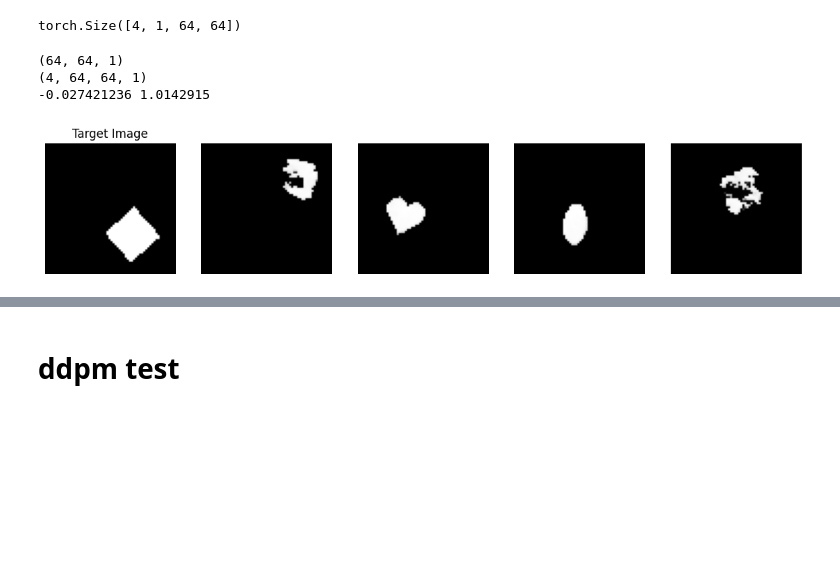
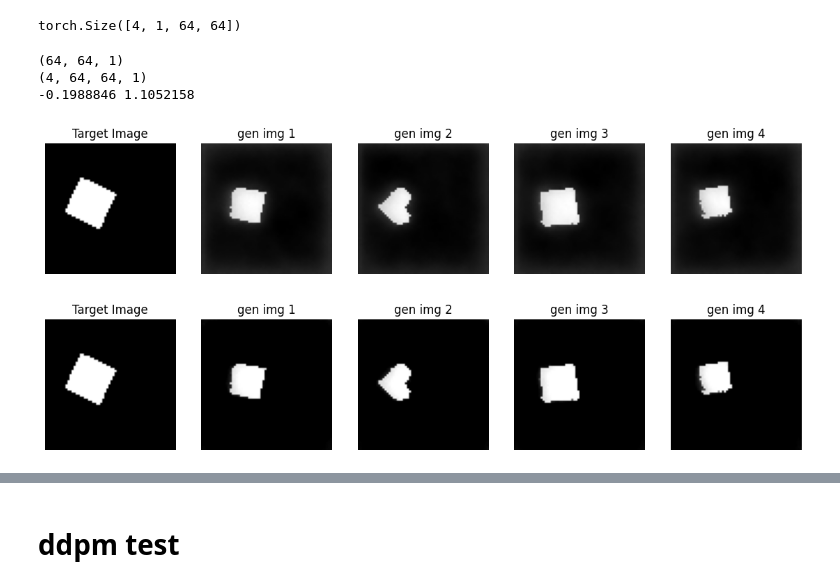
Before and after one commit to lyob/hdiva, a Jupyter notebook: d_analysis/dsprites.ipynb, the cells around one changed output, grey strips where cells are left out. Saved outputs shown, nothing was run; the diff lists cells and outputs as text; code cells hidden in the pictures; blank space fills up the shorter version.

```diff
--- a/d_analysis/dsprites.ipynb
+++ b/d_analysis/dsprites.ipynb
@@ -85,3 +86,17 @@ print(images.device)
 torch.Size([32, 1, 64, 64])
 tensor(-1.) tensor(1.)
 cpu
+# %%
+from utils.base_utils import t2n, to_01
+
+"""select an image from dsprites dataset"""
+img_idx = 31
+target_img = t2n(images[img_idx])
+target_img = np.transpose(target_img, (1,2,0))
+target_img = to_01(target_img)
+print(target_img.shape)
+fig, ax = plt.subplots(1, 1, figsize=(3, 3))
+ax.imshow(target_img, cmap='gray')
+ax.axis('off')
+ax.set_title(f"Image {img_idx}")
+plt.show()
@@ -88,5 +106,5 @@ cpu
 # %%
-img_idx = 30
+"""generate images from diva_inference"""
 diva_inference.conditional_sample(N=4, target_image_input=images[img_idx].unsqueeze(0).to(device))
 gen_img = diva_inference.x_t
 print(gen_img.shape)
@@ -94,33 +112,46 @@ print(gen_img.shape)
 torch.Size([4, 1, 64, 64])
 # %%
 # figure
-from utils.base_utils import *
-
-target_img = t2n(images[0])
+target_img = t2n(images[img_idx])
 target_img = np.transpose(target_img, (1,2,0))
 target_img = to_01(target_img)
 print(target_img.shape)
 
 gen_img_np = t2n(gen_img)
 gen_img_np = np.transpose(gen_img_np, (0,2,3,1))
 gen_img_np = to_01(gen_img_np)
 print(gen_img_np.shape)
 print(gen_img_np.min(), gen_img_np.max())
 
 
 fig, ax = plt.subplots(1,5, figsize=(14,5))
 ax[0].imshow(target_img, vmin=0, vmax=1, cmap='gray')
 ax[0].axis('off')
 ax[0].set_title('Target Image')
 for i in range(1,5):
-    ax[i].imshow(gen_img_np[i-1], vmin=0, vmax=1, cmap='gray')
+    # ax[i].imshow(gen_img_np[i-1], vmin=0, vmax=1, cmap='gray')
+    ax[i].imshow(gen_img_np[i-1], cmap='gray')
     ax[i].axis('off')
-    # ax[i].set_title('Generated Image')
+    ax[i].set_title(f'gen img {i}')
 plt.show()
 # ax[1].axis('off')
 # ax[1].set_title('Generated Image')
+
+fig, ax = plt.subplots(1,5, figsize=(14,5))
+ax[0].imshow(target_img, vmin=0, vmax=1, cmap='gray')
+ax[0].axis('off')
+ax[0].set_title('Target Image')
+for i in range(1,5):
+    ax[i].imshow(gen_img_np[i-1], vmin=0, vmax=1, cmap='gray')
+    # ax[i].imshow(gen_img_np[i-1], cmap='gray')
+    ax[i].axis('off')
+    ax[i].set_title(f'gen img {i}')
+plt.show()
+# ax[1].axis('off')
+# ax[1].set_title('Generated Image')
 # %% [output]
 (64, 64, 1)
 (4, 64, 64, 1)
--0.027421236 1.0142915
+-0.1988846 1.1052158
-[figure, old version]
+[figure, new version]
+[figure, added]
```
Also changed, not shown: parts of 26 cells of this notebook, 13 other files.
